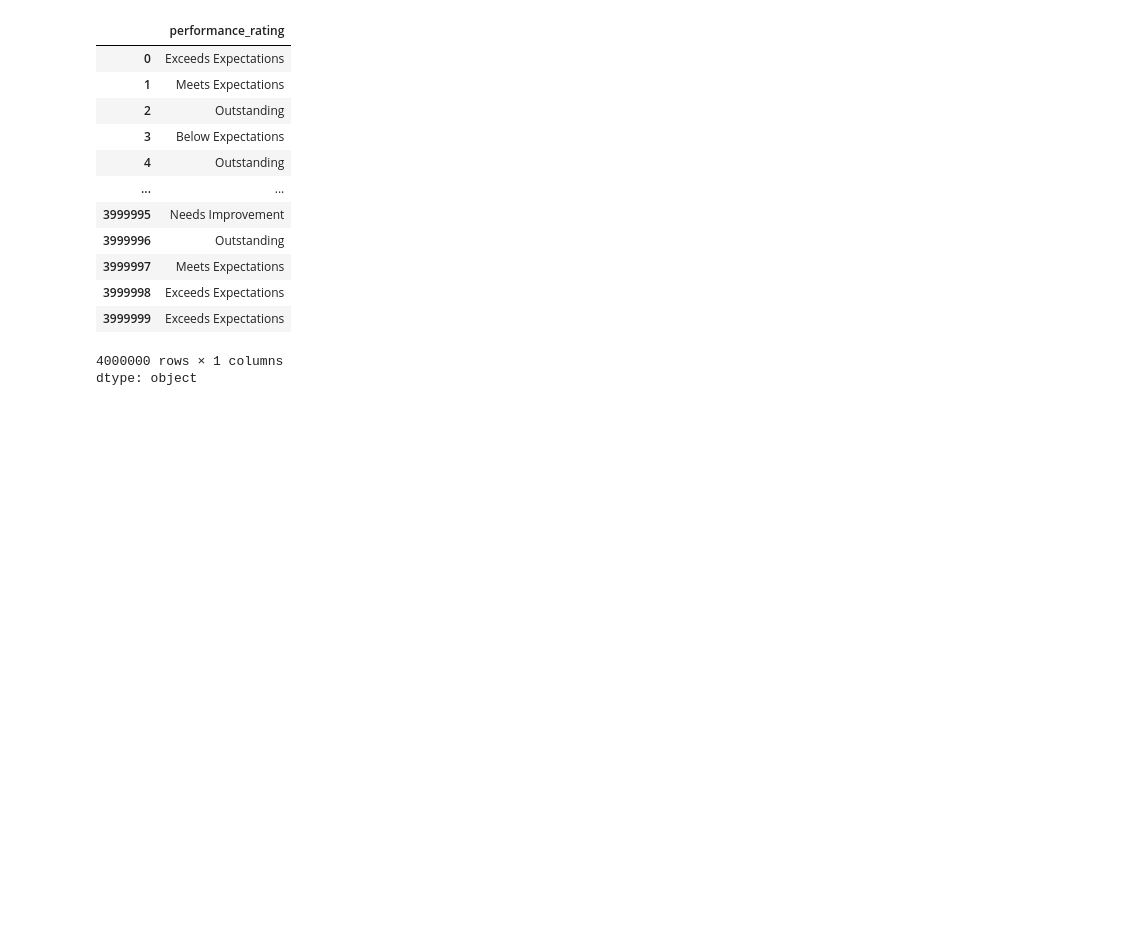
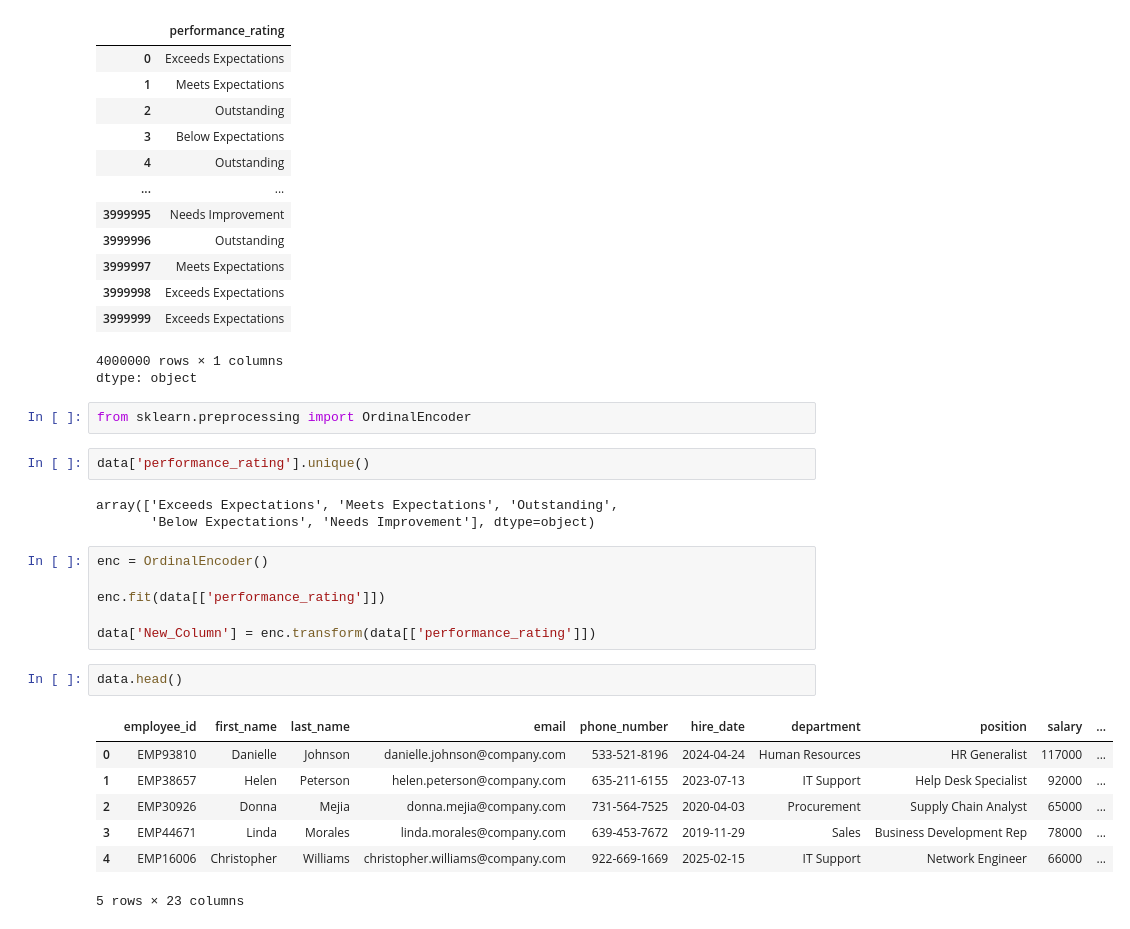
Before and after one commit to bcntp5/Complete-Python-3-Bootcamp, a Jupyter notebook: IT7103_Assignment1.ipynb, the cells around one changed output. Cells and saved outputs as stored; diff of their text form; blank space fills up the shorter version.

```diff
--- a/IT7103_Assignment1.ipynb
+++ b/IT7103_Assignment1.ipynb
@@ -482,3 +484,26 @@ data['performance_rating']
 | 3999999 | Exceeds Expectations |
 4000000 rows × 1 columns
 dtype: object
+# %%
+from sklearn.preprocessing import OrdinalEncoder
+# %%
+data['performance_rating'].unique()
+# %% [output]
+array(['Exceeds Expectations', 'Meets Expectations', 'Outstanding',
+       'Below Expectations', 'Needs Improvement'], dtype=object)
+# %%
+enc = OrdinalEncoder()
+
+enc.fit(data[['performance_rating']])
+
+data['New_Column'] = enc.transform(data[['performance_rating']])
+# %%
+data.head()
+# %% [output]
+|  | employee_id | first_name | last_name | email | phone_number | hire_date | department | position | salary | ... |
+| 0 | EMP93810 | Danielle | Johnson | danielle.johnson@company.com | 533-521-8196 | 2024-04-24 | Human Resources | HR Generalist | 117000 | ... |
+| 1 | EMP38657 | Helen | Peterson | helen.peterson@company.com | 635-211-6155 | 2023-07-13 | IT Support | Help Desk Specialist | 92000 | ... |
+| 2 | EMP30926 | Donna | Mejia | donna.mejia@company.com | 731-564-7525 | 2020-04-03 | Procurement | Supply Chain Analyst | 65000 | ... |
+| 3 | EMP44671 | Linda | Morales | linda.morales@company.com | 639-453-7672 | 2019-11-29 | Sales | Business Development Rep | 78000 | ... |
+| 4 | EMP16006 | Christopher | Williams | christopher.williams@company.com | 922-669-1669 | 2025-02-15 | IT Support | Network Engineer | 66000 | ... |
+5 rows × 23 columns
```
Also changed, not shown: parts of 9 cells of this notebook.
